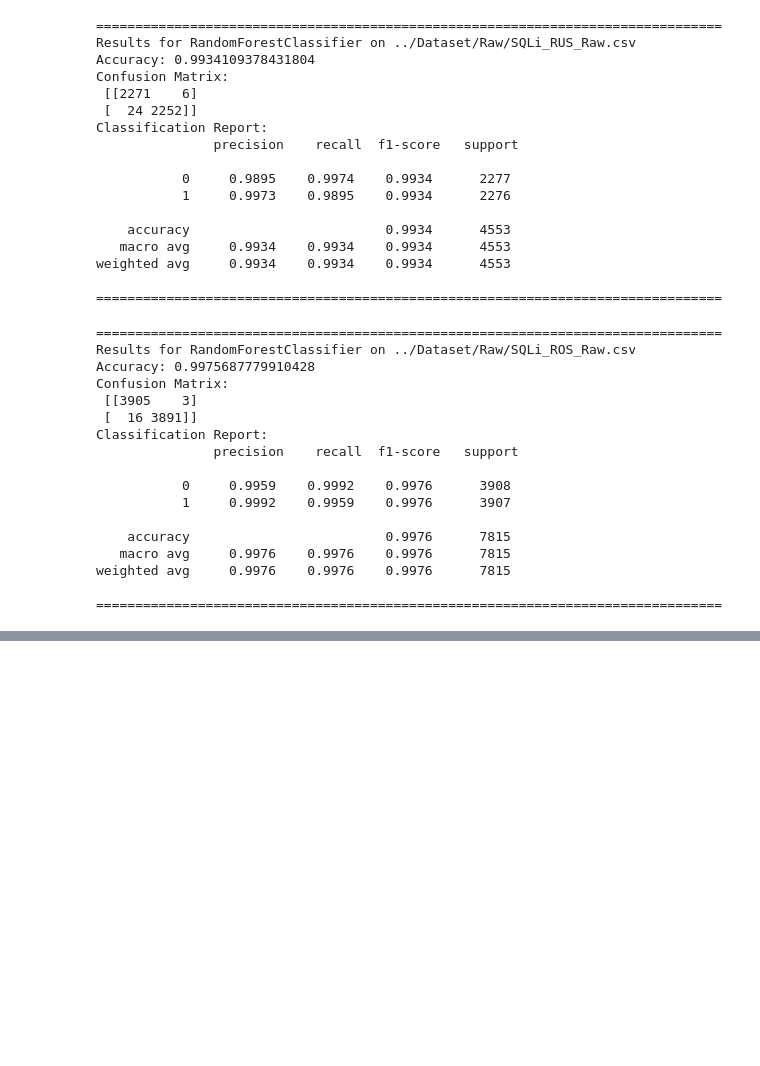
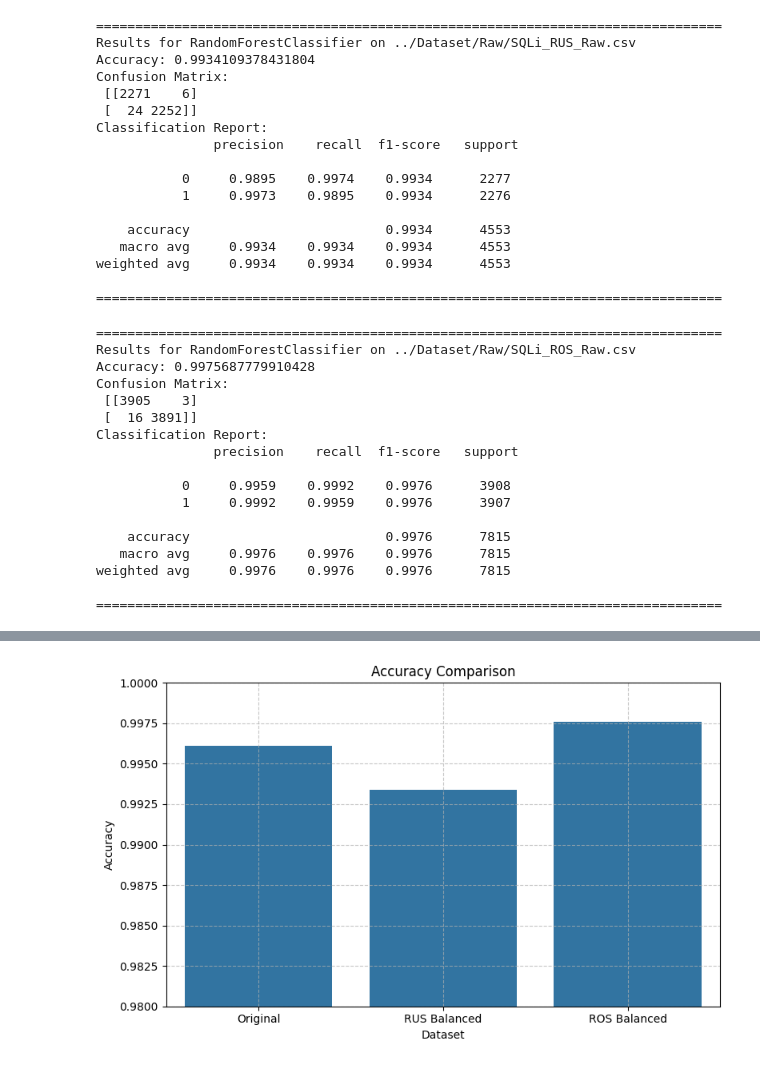
Before and after one commit to yash-sojitra-20/SQLi-Detection-Benchmark, a Jupyter notebook: ML-Model/Random-Forest.ipynb, the cells around one changed output, grey strips where cells are left out. Cells and saved outputs as stored; diff of their text form; code cells hidden in the pictures; blank space fills up the shorter version.

Commit message:
Random-Forest_Visualization added

```diff
--- a/ML-Model/Random-Forest.ipynb
+++ b/ML-Model/Random-Forest.ipynb
@@ -106,3 +106,96 @@ Classification Report:
 weighted avg     0.9976    0.9976    0.9976      7815
 
 ================================================================================
+# %%
+import matplotlib.pyplot as plt
+import seaborn as sns
+import numpy as np
+
+# Store results for visualization
+results = []
+
+def run_model_with_results(dataset_path, model, vectorizer, label):
+    import pandas as pd
+    from sklearn.model_selection import train_test_split
+    from sklearn.metrics import classification_report, accuracy_score, confusion_matrix
+
+    df = pd.read_csv(dataset_path)
+    X = df['Query']
+    y = df['Label']
+
+    X_train, X_test, y_train, y_test = train_test_split(X, y, test_size=0.2, stratify=y, random_state=42)
+
+    X_train_vec = vectorizer.fit_transform(X_train)
+    X_test_vec = vectorizer.transform(X_test)
+
+    model.fit(X_train_vec, y_train)
+    y_pred = model.predict(X_test_vec)
+
+    acc = accuracy_score(y_test, y_pred)
+    cm = confusion_matrix(y_test, y_pred)
+    report = classification_report(y_test, y_pred, output_dict=True)
+
+    results.append({
+        'label': label,
+        'accuracy': acc,
+        'conf_matrix': cm,
+        'precision': report['macro avg']['precision'],
+        'recall': report['macro avg']['recall'],
+        'f1': report['macro avg']['f1-score']
+    })
+
+    print("=" * 80)
+    print(f"Results for {model.__class__.__name__} on {label}")
+    print("Accuracy:", acc)
+    print("Confusion Matrix:\n", cm)
+    print("Classification Report:\n", classification_report(y_test, y_pred, digits=4))
+    print("=" * 80)
+
+
+# Run and collect results
+run_model_with_results("../Dataset/Raw/SQLi_Original_Raw.csv", model, vectorizer, "Original")
+run_model_with_results("../Dataset/Raw/SQLi_RUS_Raw.csv", model, vectorizer, "RUS Balanced")
+run_model_with_results("../Dataset/Raw/SQLi_ROS_Raw.csv", model, vectorizer, "ROS Balanced")
+
+# === Visualization ===
+
+# Convert to DataFrame
+import pandas as pd
+results_df = pd.DataFrame(results)
+
+# 1. Accuracy comparison
+plt.figure(figsize=(8, 5))
+sns.barplot(x='label', y='accuracy', data=results_df)
+plt.title('Accuracy Comparison')
+plt.ylim(0.98, 1.0)
+plt.ylabel('Accuracy')
+plt.xlabel('Dataset')
+plt.grid(True, linestyle='--', alpha=0.7)
+plt.tight_layout()
+plt.show()
+
+# 2. Macro Precision, Recall, F1
+plt.figure(figsize=(10, 6))
+metrics_df = results_df.melt(id_vars='label', value_vars=['precision', 'recall', 'f1'],
+                             var_name='Metric', value_name='Score')
+sns.barplot(data=metrics_df, x='label', y='Score', hue='Metric')
+plt.title('Macro Average Precision, Recall, F1-score')
+plt.ylim(0.98, 1.0)
+plt.ylabel('Score')
+plt.xlabel('Dataset')
+plt.legend(title='Metric')
+plt.grid(True, linestyle='--', alpha=0.7)
+plt.tight_layout()
+plt.show()
+
+# 3. Confusion matrices
+for res in results:
+    cm = res['conf_matrix']
+    plt.figure(figsize=(5, 4))
+    sns.heatmap(cm, annot=True, fmt='d', cmap='Blues', cbar=False)
+    plt.title(f"Confusion Matrix - {res['label']}")
+    plt.xlabel('Predicted')
+    plt.ylabel('Actual')
+    plt.tight_layout()
+    plt.show()
+# %% [output]
@@ -108,0 +219 @@ weighted avg     0.9976    0.9976    0.9976      7815
+[figure, added]
```
Also changed, not shown: parts of 1 cell of this notebook, 3 other files.
